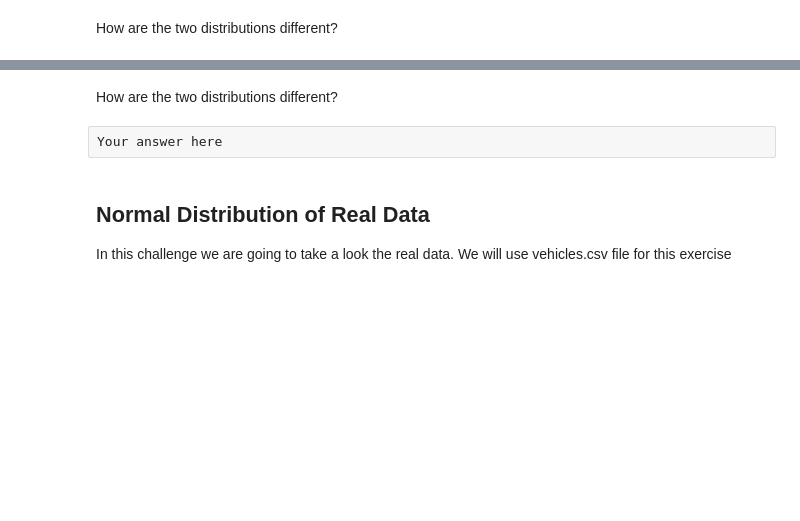
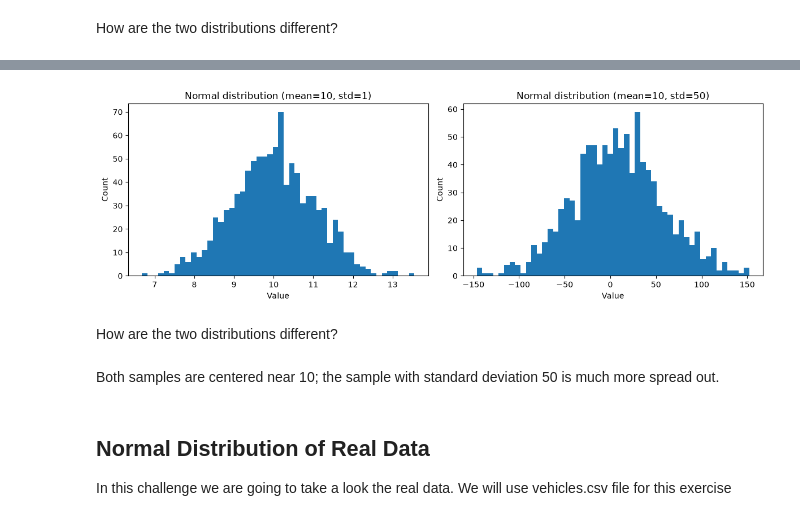
Before and after one commit to ironhack-labs/lab-continuous-probability-distributions-en, a Jupyter notebook: your-code/main.ipynb, the cells around one changed output, grey strips where cells are left out. Drawn from its saved outputs; the diff is of its cells as text; code cells hidden in the pictures; blank space fills up the shorter version.

Commit message:
Complete Lab | Continuous Probability Distributions

```diff
--- a/your-code/main.ipynb
+++ b/your-code/main.ipynb
@@ -83,7 +88,27 @@ from scipy.stats import norm
+# %%
+def generate_normal(mean, standard_deviation, count):
+    """Return count random values from a normal distribution."""
+    return norm.rvs(loc=mean, scale=standard_deviation, size=count)
+# %%
+normal_sd_1 = generate_normal(mean=10, standard_deviation=1, count=1000)
+normal_sd_50 = generate_normal(mean=10, standard_deviation=50, count=1000)
+# %%
+fig, axes = plt.subplots(1, 2, figsize=(12, 4))
+
+axes[0].hist(normal_sd_1, bins=50)
+axes[0].set(title="Normal distribution (mean=10, std=1)", xlabel="Value", ylabel="Count")
+
+axes[1].hist(normal_sd_50, bins=50)
+axes[1].set(title="Normal distribution (mean=10, std=50)", xlabel="Value", ylabel="Count")
+
+plt.tight_layout()
+plt.show()
+# %% [output]
+[figure, added]
 # %% [markdown]
 How are the two distributions different?
-# %% [raw]
-Your answer here
+# %% [markdown]
+Both samples are centered near 10; the sample with standard deviation 50 is much more spread out.
 # %% [markdown]
 ## Normal Distribution of Real Data
 
```
Also changed, not shown: parts of 33 cells of this notebook.
